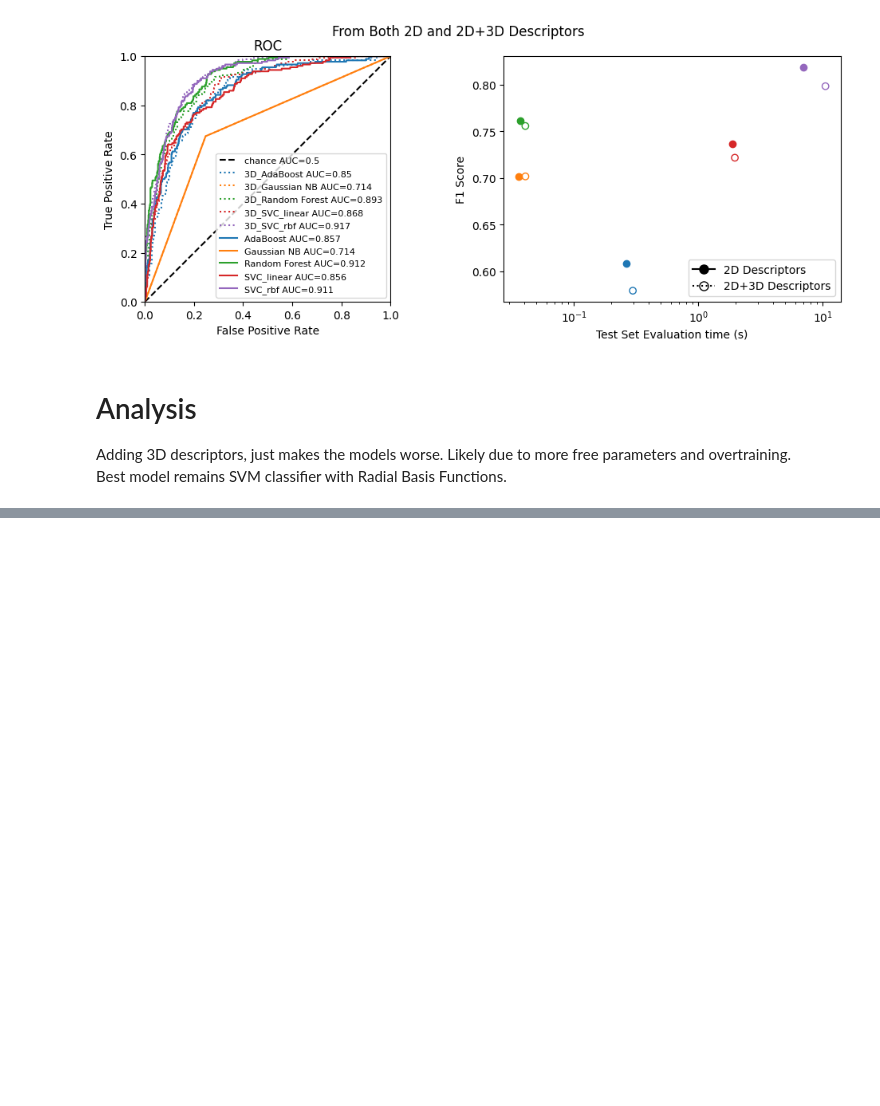
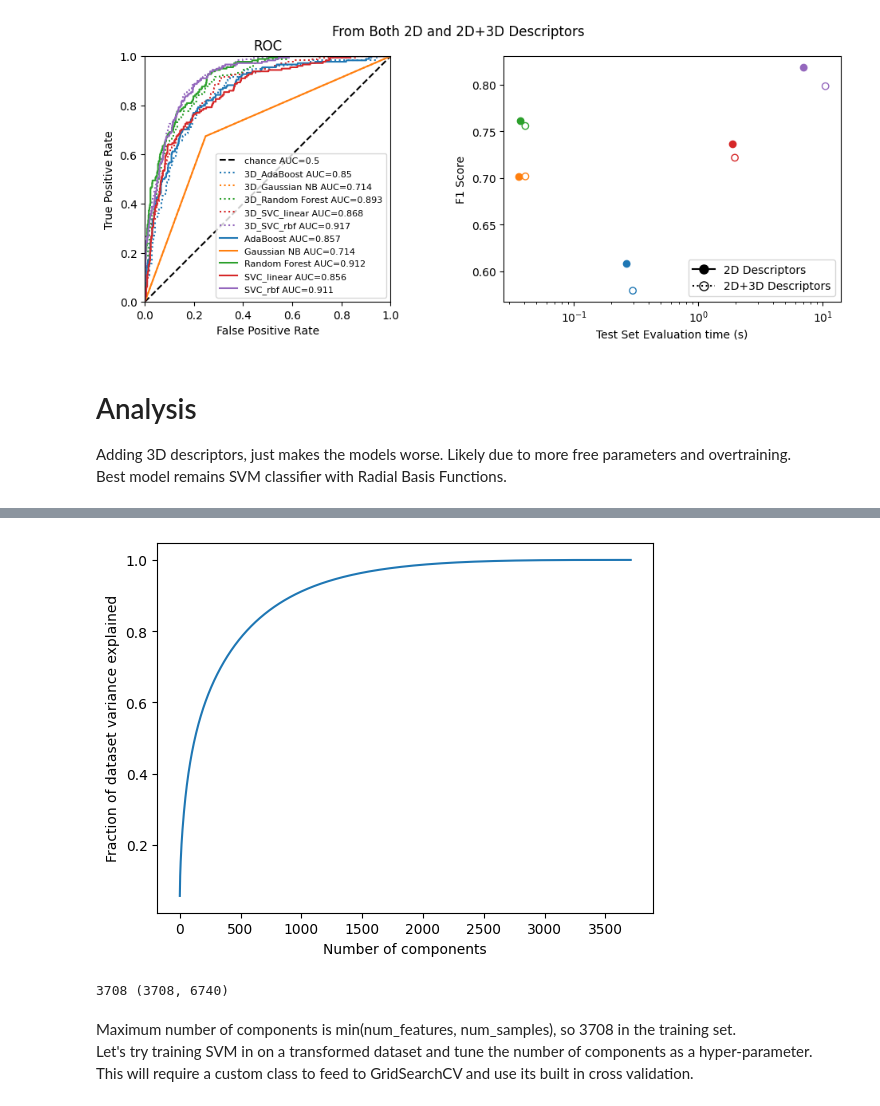
Before and after one commit to zetadin/EGFR_PIC50, a Jupyter notebook: Step3_TrainSimpleModels.ipynb, the cells around one changed output, grey strips where cells are left out. Saved outputs shown, nothing was run; the diff lists cells and outputs as text; code cells hidden in the pictures; blank space fills up the shorter version.

```diff
--- a/Step3_TrainSimpleModels.ipynb
+++ b/Step3_TrainSimpleModels.ipynb
@@ -526,0 +534,16 @@ Best model remains SVM classifier with Radial Basis Functions.
+# %%
+from sklearn.decomposition import PCA
+
+pca = PCA().fit(no3D_train_x)
+
+plt.plot(np.arange(len(pca.explained_variance_ratio_))+1, np.cumsum(pca.explained_variance_ratio_))
+plt.xlabel("Number of components")
+plt.ylabel("Fraction of dataset variance explained")
+plt.show()
+# %% [output]
+[figure, added]
+3708 (3708, 6740)
+# %% [markdown]
+Maximum number of components is min(num_features, num_samples), so 3708 in the training set.<br>
+Let's try training SVM in on a transformed dataset and tune the number of components as a hyper-parameter.<br>
+This will require a custom class to feed to GridSearchCV and use its built in cross validation.
```
Also changed, not shown: parts of 7 cells of this notebook.
